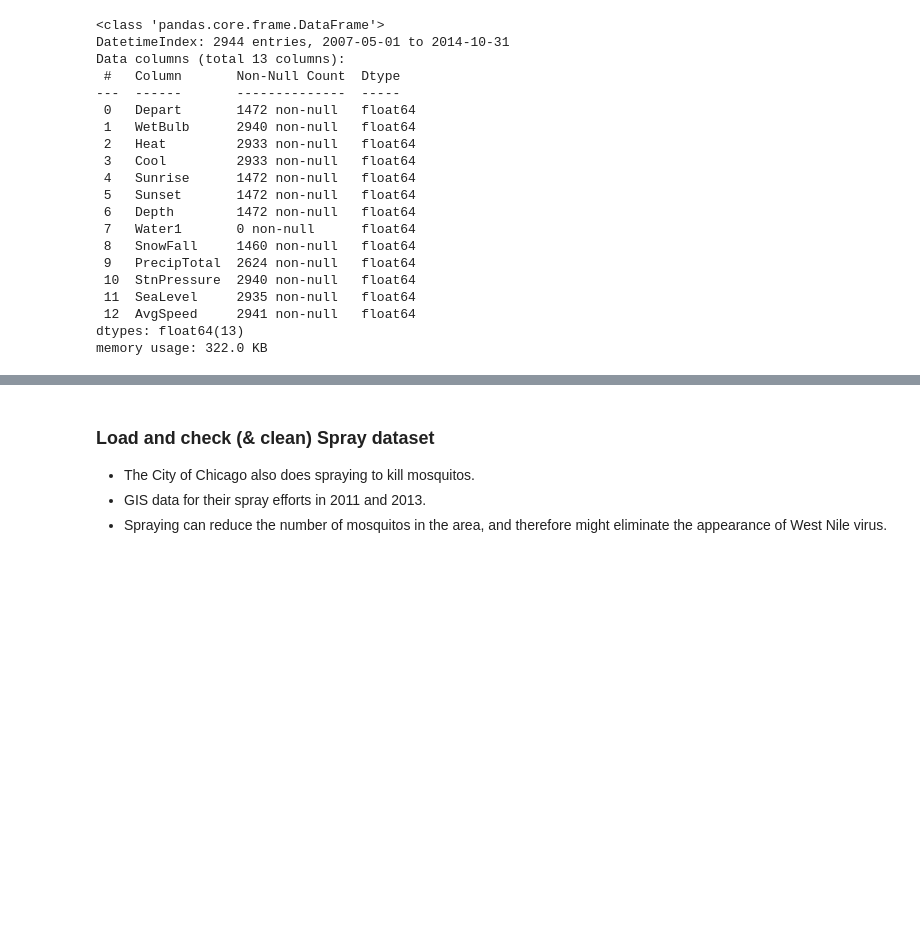
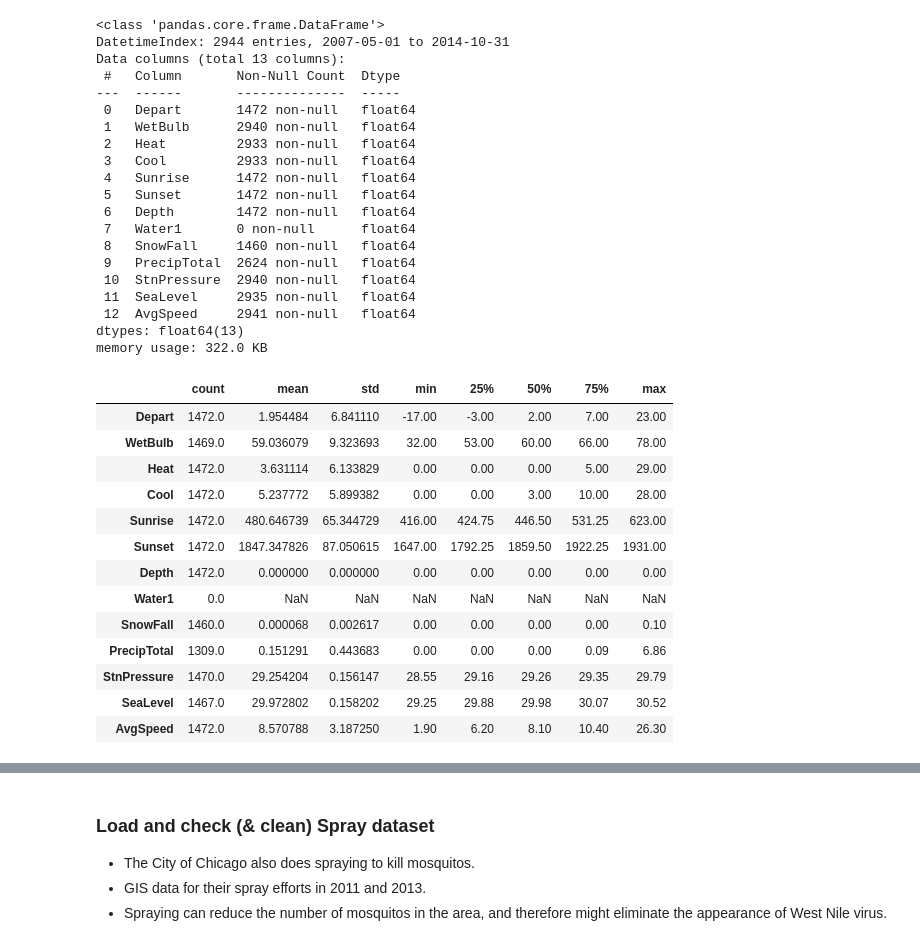
Before and after one commit to astrodoo/Springboard, a Jupyter notebook: Capstone_WestNileVirus/notebook/WestNileVirus_Wrangling.ipynb, the cells around one changed output, grey strips where cells are left out. Cells and saved outputs as stored; diff of their text form; code cells hidden in the pictures; blank space fills up the shorter version.

```diff
--- a/Capstone_WestNileVirus/notebook/WestNileVirus_Wrangling.ipynb
+++ b/Capstone_WestNileVirus/notebook/WestNileVirus_Wrangling.ipynb
@@ -372,3 +368,24 @@ Data columns (total 13 columns):
  12  AvgSpeed     2941 non-null   float64
 dtypes: float64(13)
 memory usage: 322.0 KB
+# %%
+''' check the missing value for the different station '''
+weather_obj_numeric_stn1 = weather_obj_numeric.loc[weather.Station==1,:]
+weather_obj_numeric_stn2 = weather_obj_numeric.loc[weather.Station==2,:]
+# %%
+weather_obj_numeric_stn1.describe().T
+# %% [output]
+|  | count | mean | std | min | 25% | 50% | 75% | max |
+| Depart | 1472.0 | 1.954484 | 6.841110 | -17.00 | -3.00 | 2.00 | 7.00 | 23.00 |
+| WetBulb | 1469.0 | 59.036079 | 9.323693 | 32.00 | 53.00 | 60.00 | 66.00 | 78.00 |
+| Heat | 1472.0 | 3.631114 | 6.133829 | 0.00 | 0.00 | 0.00 | 5.00 | 29.00 |
+| Cool | 1472.0 | 5.237772 | 5.899382 | 0.00 | 0.00 | 3.00 | 10.00 | 28.00 |
+| Sunrise | 1472.0 | 480.646739 | 65.344729 | 416.00 | 424.75 | 446.50 | 531.25 | 623.00 |
+| Sunset | 1472.0 | 1847.347826 | 87.050615 | 1647.00 | 1792.25 | 1859.50 | 1922.25 | 1931.00 |
+| Depth | 1472.0 | 0.000000 | 0.000000 | 0.00 | 0.00 | 0.00 | 0.00 | 0.00 |
+| Water1 | 0.0 | NaN | NaN | NaN | NaN | NaN | NaN | NaN |
+| SnowFall | 1460.0 | 0.000068 | 0.002617 | 0.00 | 0.00 | 0.00 | 0.00 | 0.10 |
+| PrecipTotal | 1309.0 | 0.151291 | 0.443683 | 0.00 | 0.00 | 0.00 | 0.09 | 6.86 |
+| StnPressure | 1470.0 | 29.254204 | 0.156147 | 28.55 | 29.16 | 29.26 | 29.35 | 29.79 |
+| SeaLevel | 1467.0 | 29.972802 | 0.158202 | 29.25 | 29.88 | 29.98 | 30.07 | 30.52 |
+| AvgSpeed | 1472.0 | 8.570788 | 3.187250 | 1.90 | 6.20 | 8.10 | 10.40 | 26.30 |
```
Also changed, not shown: parts of 15 cells of this notebook, 5 other files.
